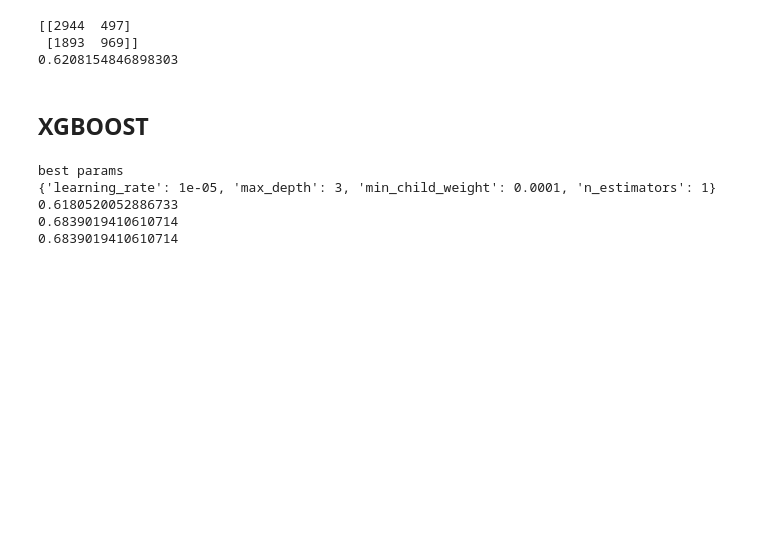
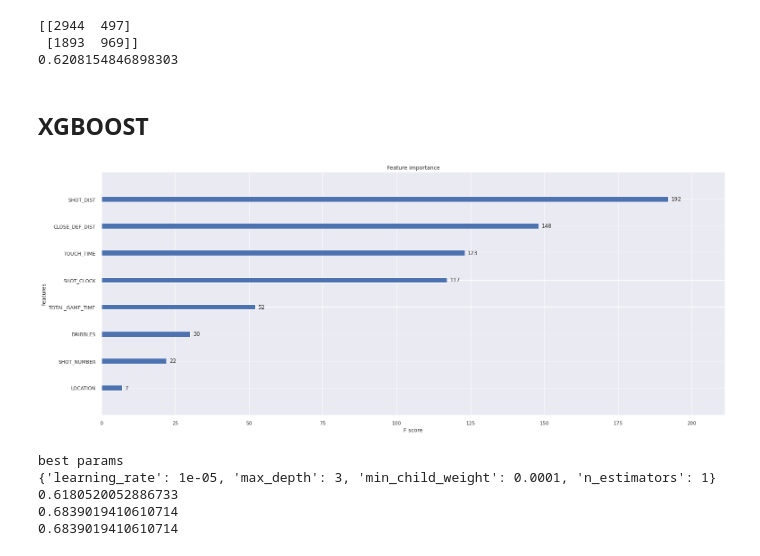
Before and after one commit to abanic7/PredictingNBAShots, a Jupyter notebook: UUZOP_PROJEKT.ipynb, the cells around one changed output. Drawn from its saved outputs; the diff is of its cells as text; code cells hidden in the pictures; blank space fills up the shorter version.

```diff
--- a/UUZOP_PROJEKT.ipynb
+++ b/UUZOP_PROJEKT.ipynb
@@ -16,11 +16,13 @@ import xgboost as xgb
 from sklearn.model_selection import cross_val_predict
 from sklearn.model_selection import train_test_split
 from sklearn.pipeline import make_pipeline
+from sklearn.exceptions import ConvergenceWarning
+
 import seaborn as sns
 import numpy as np
 
 
-url = 'https://raw.githubusercontent.com/abanic7/PredictingNBAShots/main/shot_logs.csv?token=GHSAT0AAAAAABZ76MCNM2QO3F7AUET33PIWY44QNCA'
+url = 'https://raw.githubusercontent.com/abanic7/PredictingNBAShots/main/shot_logs.csv?token=GHSAT0AAAAAABZ76MCMIIZOLKMWJBKAG6NIY6BCTXQ'
 df_original = pd.read_csv(url)
 df = df_original.copy()
 #print(plt.style.available)
@@ -756,6 +758,20 @@ print(accuracy_score(y_test, RFpred))
 0.6208154846898303
 # %% [markdown]
 ## XGBOOST
+# %%
+from xgboost import XGBClassifier
+from xgboost import plot_importance
+from xgboost import plot_tree
+from matplotlib import pyplot
+X = shots_scaled.drop(columns=["PERIOD","FGM","GAME_CLOCK"])
+y = shots_scaled['FGM']
+model = XGBClassifier()
+model.fit(X,y)
+
+plot_importance(model, importance_type ='weight')
+pyplot.show()
+# %% [output]
+[figure, added]
 # %%
 df_xgboost = df_replicate.drop(columns=['PERIOD','LOCATION','SHOT_NUMBER','GAME_CLOCK','DRIBBLES','PTS_TYPE'])
 X = df_xgboost.drop(columns=["FGM"]).values
```
Also changed, not shown: parts of 8 cells of this notebook, 1 other file.
